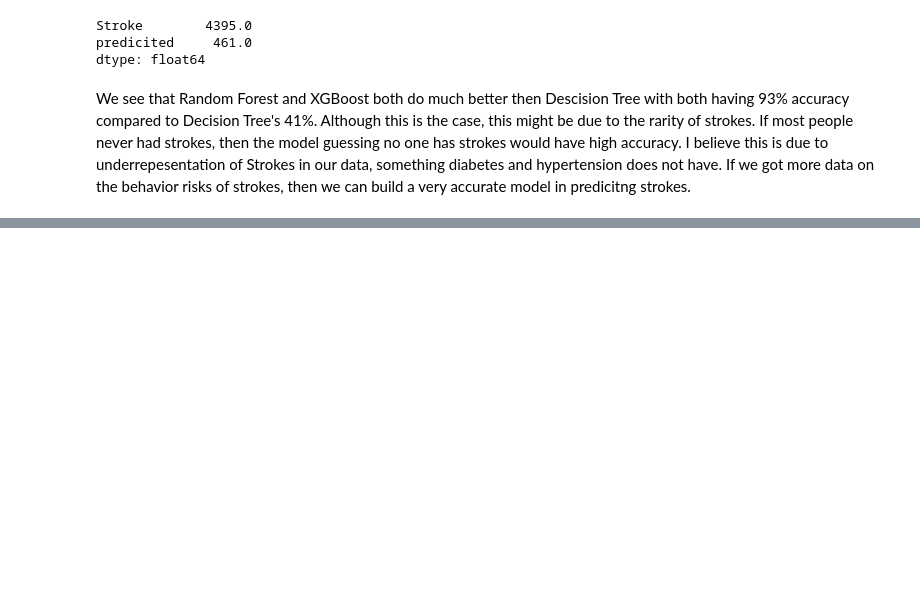
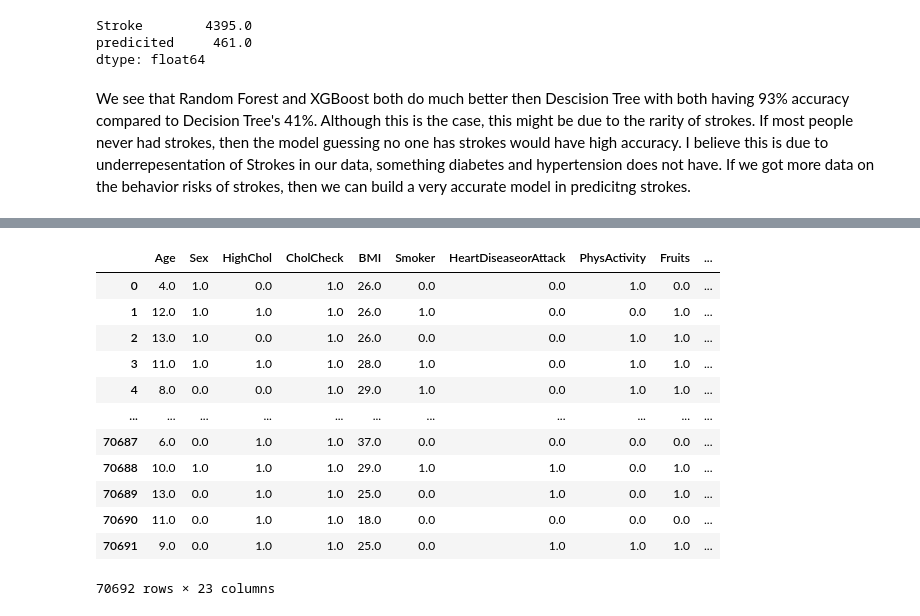
Before and after one commit to mz123analysis/Health-Analysis, a Jupyter notebook: Analysis/Analysis of our Heath Data.ipynb, the cells around one changed output, grey strips where cells are left out. Drawn from its saved outputs; the diff is of its cells as text; code cells hidden in the pictures; blank space fills up the shorter version.

```diff
--- a/Analysis/Analysis of our Heath Data.ipynb
+++ b/Analysis/Analysis of our Heath Data.ipynb
@@ -651,0 +694,48 @@ We see that Random Forest and XGBoost both do much better then Descision Tree wi
+# %%
+# Changing Age group into generations: Age group 1 is from 18-24. Taken from 2015. 4 generations: Traditionalist(12-13), Baby Boomers (7-11), Gen X (5-6), Gen Y/Milennials (1-4)
+# Testing showed generation grouping performed worse then the original
+Generation = []
+for x in da['Age']:
+    if x < 5:
+        Generation.append('GenY')
+    elif x < 7:
+        Generation.append('GenX')
+    elif x < 12:
+        Generation.append('Baby Boomers')
+    else:
+        Generation.append('Traditionalist')
+
+da['Generation'] = Generation
+
+AgeGroup = []
+for x in da['Age']:
+    if x < 3:
+        AgeGroup.append(1)
+    elif x < 5:
+        AgeGroup.append(2)
+    elif x < 7:
+        AgeGroup.append(3)
+    elif x < 9:
+        AgeGroup.append(4)
+    elif x < 11:
+        AgeGroup.append(5)
+    else:
+        AgeGroup.append(6)
+
+da['AgeGroup'] = AgeGroup
+# %%
+da
+# %% [output]
+|  | Age | Sex | HighChol | CholCheck | BMI | Smoker | HeartDiseaseorAttack | PhysActivity | Fruits | ... |
+| 0 | 4.0 | 1.0 | 0.0 | 1.0 | 26.0 | 0.0 | 0.0 | 1.0 | 0.0 | ... |
+| 1 | 12.0 | 1.0 | 1.0 | 1.0 | 26.0 | 1.0 | 0.0 | 0.0 | 1.0 | ... |
+| 2 | 13.0 | 1.0 | 0.0 | 1.0 | 26.0 | 0.0 | 0.0 | 1.0 | 1.0 | ... |
+| 3 | 11.0 | 1.0 | 1.0 | 1.0 | 28.0 | 1.0 | 0.0 | 1.0 | 1.0 | ... |
+| 4 | 8.0 | 0.0 | 0.0 | 1.0 | 29.0 | 1.0 | 0.0 | 1.0 | 1.0 | ... |
+| ... | ... | ... | ... | ... | ... | ... | ... | ... | ... | ... |
+| 70687 | 6.0 | 0.0 | 1.0 | 1.0 | 37.0 | 0.0 | 0.0 | 0.0 | 0.0 | ... |
+| 70688 | 10.0 | 1.0 | 1.0 | 1.0 | 29.0 | 1.0 | 1.0 | 0.0 | 1.0 | ... |
+| 70689 | 13.0 | 0.0 | 1.0 | 1.0 | 25.0 | 0.0 | 1.0 | 0.0 | 1.0 | ... |
+| 70690 | 11.0 | 0.0 | 1.0 | 1.0 | 18.0 | 0.0 | 0.0 | 0.0 | 0.0 | ... |
+| 70691 | 9.0 | 0.0 | 1.0 | 1.0 | 25.0 | 0.0 | 1.0 | 1.0 | 1.0 | ... |
+70692 rows × 23 columns
```
Also changed, not shown: parts of 13 cells of this notebook, 6 other files.
